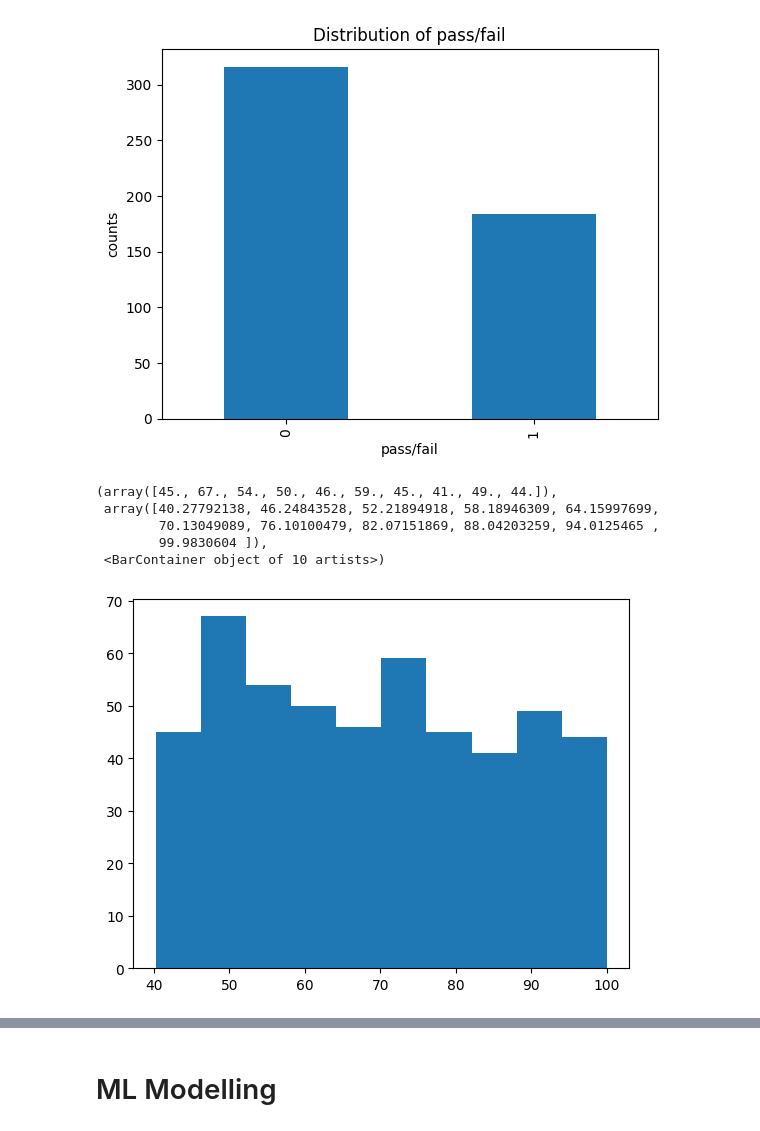
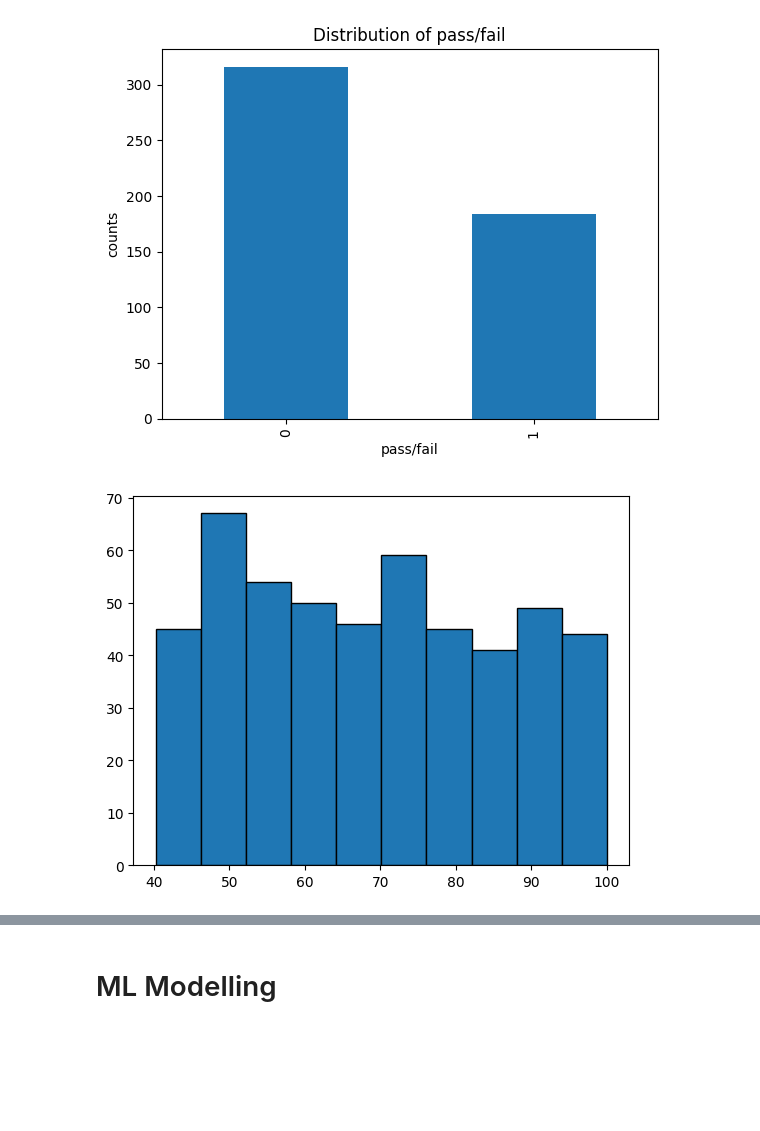
Before and after one commit to anuradha-datascience/machine-learning, a Jupyter notebook: StudentPerformance.ipynb, the cells around one changed output, grey strips where cells are left out. Cells and saved outputs as stored; diff of their text form; code cells hidden in the pictures; blank space fills up the shorter version.

```diff
--- a/StudentPerformance.ipynb
+++ b/StudentPerformance.ipynb
@@ -73,11 +73,7 @@ plt.ylabel('counts')
 Text(0, 0.5, 'counts')
 [figure]
 # %%
-plt.hist(df['Previous Exam Score'])
+plt.hist(df['Previous Exam Score'],bins=10,edgecolor='black')
+plt.show()
 # %% [output]
-(array([45., 67., 54., 50., 46., 59., 45., 41., 49., 44.]),
- array([40.27792138, 46.24843528, 52.21894918, 58.18946309, 64.15997699,
-        70.13049089, 76.10100479, 82.07151869, 88.04203259, 94.0125465 ,
-        99.9830604 ]),
- <BarContainer object of 10 artists>)
-[figure, old version]
+[figure, new version]
```
Also changed, not shown: parts of 2 cells of this notebook.
